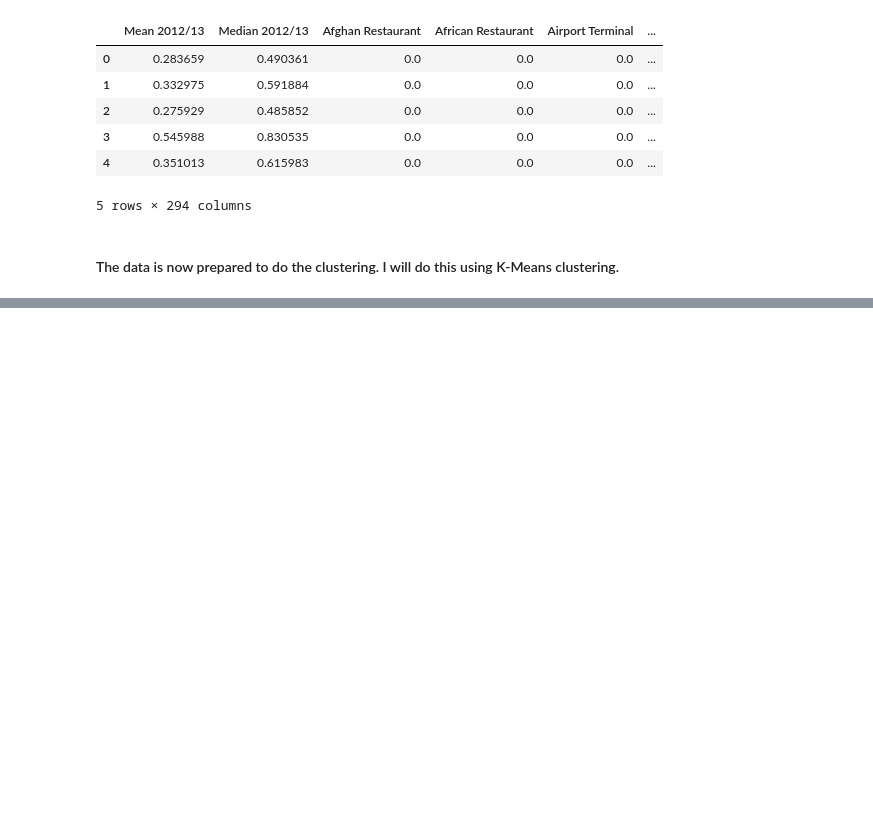
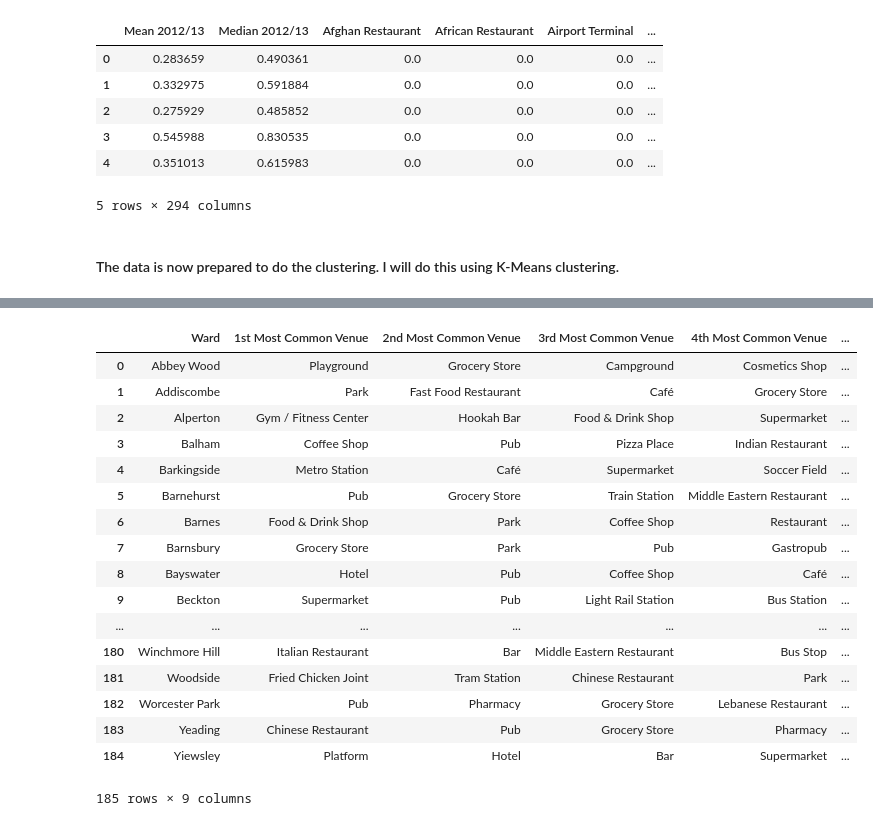
Before and after one commit to blancahuergo/AppliedDataScienceCapstone, a Jupyter notebook: Week 5 Notebook.ipynb, the cells around one changed output, grey strips where cells are left out. Cells and saved outputs as stored; diff of their text form; code cells hidden in the pictures; blank space fills up the shorter version.

```diff
--- a/Week 5 Notebook.ipynb
+++ b/Week 5 Notebook.ipynb
@@ -730,0 +730,33 @@ array([1, 0, 1, 2, 1, 1, 2, 2, 2, 1, 0, 1, 2, 2, 2], dtype=int32)
+# %%
+num_top_venues = 8
+indicators = ['st', 'nd', 'rd']
+columns = ['Ward']
+for ind in np.arange(num_top_venues):
+    try:
+        columns.append('{}{} Most Common Venue'.format(ind+1, indicators[ind]))
+    except:
+        columns.append('{}th Most Common Venue'.format(ind+1))
+neighborhoods_venues_sorted = pd.DataFrame(columns=columns)
+neighborhoods_venues_sorted['Ward'] = london_grouped['Ward']
+for ind in np.arange(london_grouped.shape[0]):
+    neighborhoods_venues_sorted.iloc[ind, 1:] = return_most_common_venues(london_grouped.iloc[ind, :], num_top_venues)
+neighborhoods_venues_sorted
+# %% [output]
+|  | Ward | 1st Most Common Venue | 2nd Most Common Venue | 3rd Most Common Venue | 4th Most Common Venue | ... |
+| 0 | Abbey Wood | Playground | Grocery Store | Campground | Cosmetics Shop | ... |
+| 1 | Addiscombe | Park | Fast Food Restaurant | Café | Grocery Store | ... |
+| 2 | Alperton | Gym / Fitness Center | Hookah Bar | Food & Drink Shop | Supermarket | ... |
+| 3 | Balham | Coffee Shop | Pub | Pizza Place | Indian Restaurant | ... |
+| 4 | Barkingside | Metro Station | Café | Supermarket | Soccer Field | ... |
+| 5 | Barnehurst | Pub | Grocery Store | Train Station | Middle Eastern Restaurant | ... |
+| 6 | Barnes | Food & Drink Shop | Park | Coffee Shop | Restaurant | ... |
+| 7 | Barnsbury | Grocery Store | Park | Pub | Gastropub | ... |
+| 8 | Bayswater | Hotel | Pub | Coffee Shop | Café | ... |
+| 9 | Beckton | Supermarket | Pub | Light Rail Station | Bus Station | ... |
+| ... | ... | ... | ... | ... | ... | ... |
+| 180 | Winchmore Hill | Italian Restaurant | Bar | Middle Eastern Restaurant | Bus Stop | ... |
+| 181 | Woodside | Fried Chicken Joint | Tram Station | Chinese Restaurant | Park | ... |
+| 182 | Worcester Park | Pub | Pharmacy | Grocery Store | Lebanese Restaurant | ... |
+| 183 | Yeading | Chinese Restaurant | Pub | Grocery Store | Pharmacy | ... |
+| 184 | Yiewsley | Platform | Hotel | Bar | Supermarket | ... |
+185 rows × 9 columns
```
Also changed, not shown: parts of 28 cells of this notebook.
